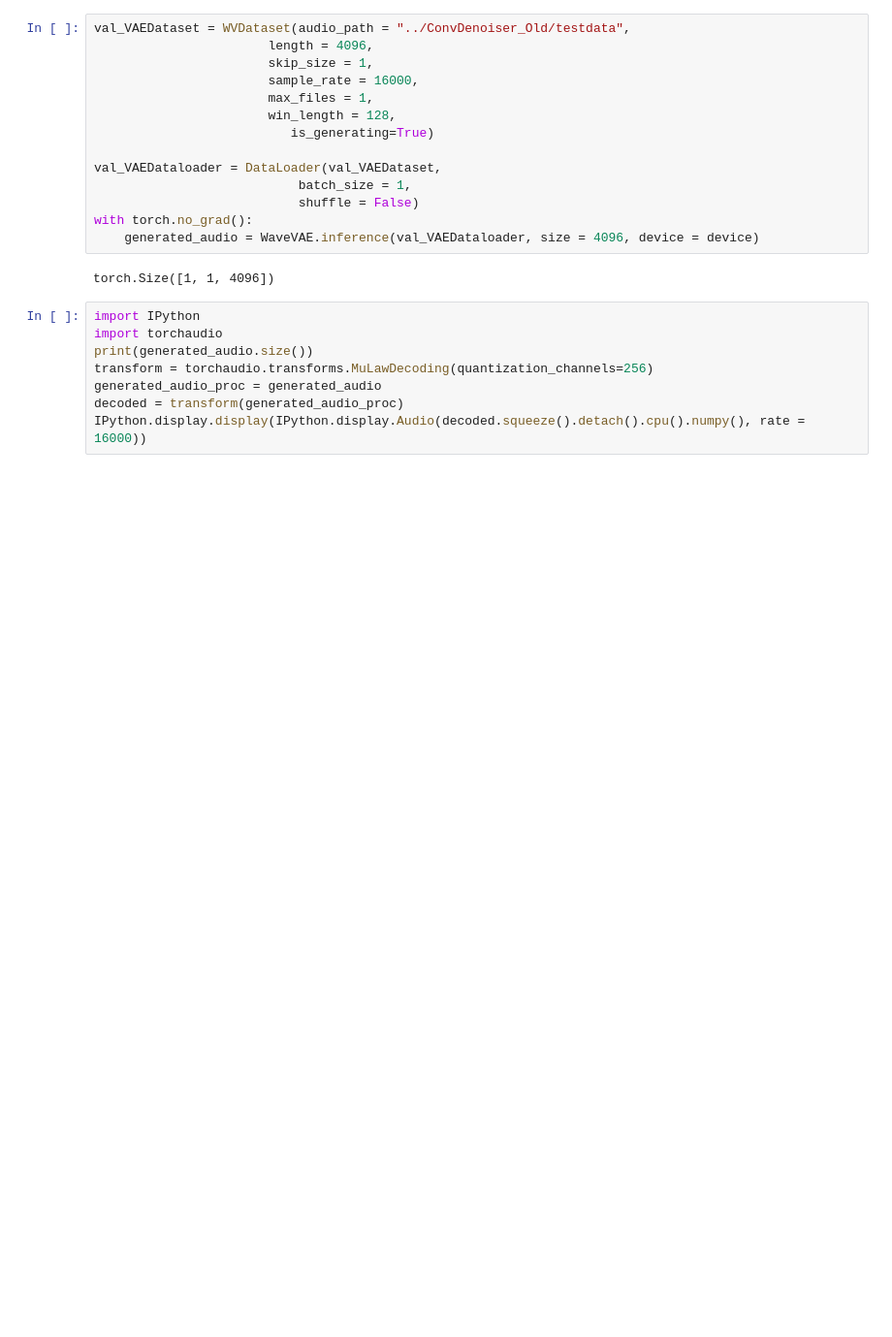
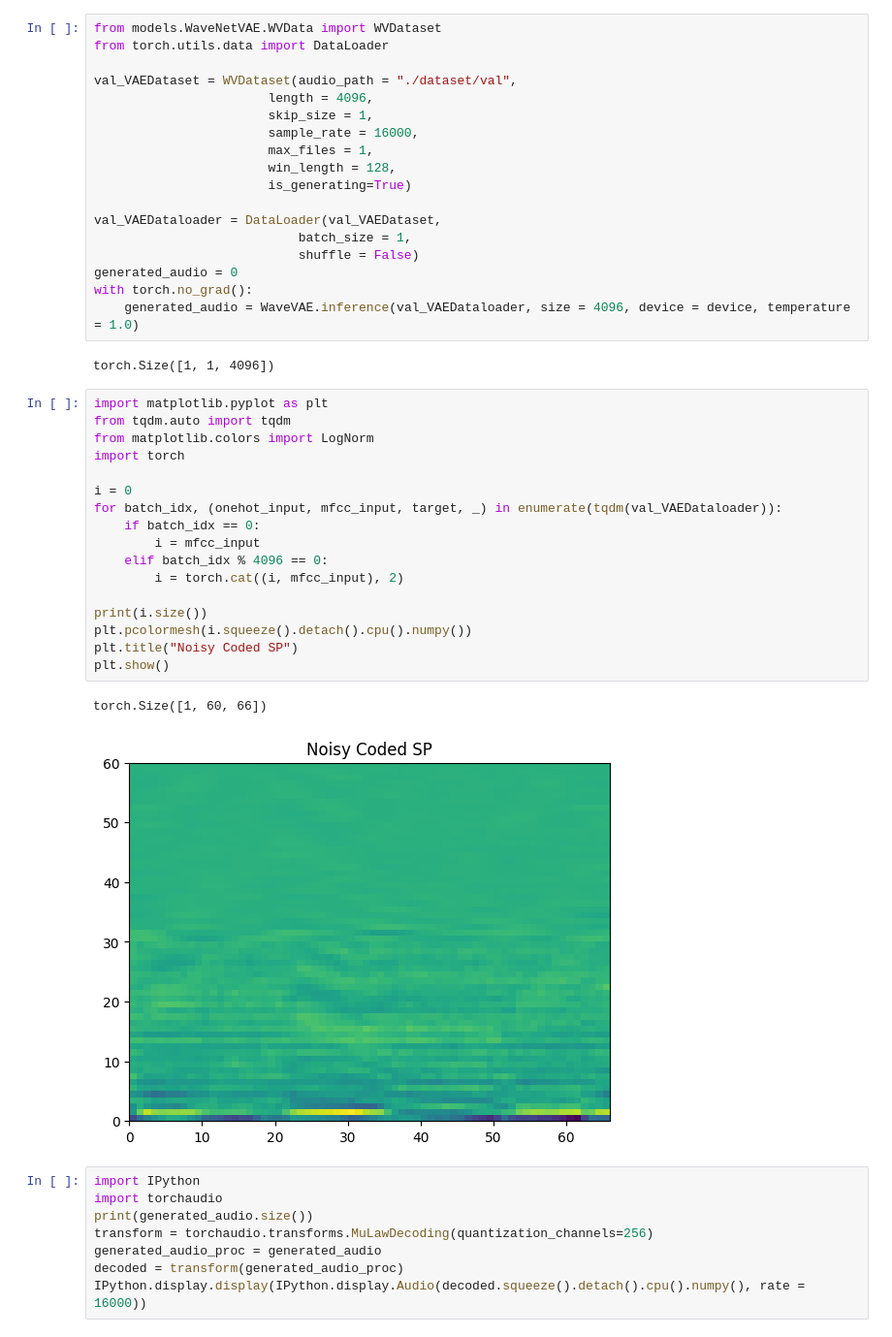
Before and after one commit to WouterBesse/Sonified-Latent-Data, a Jupyter notebook: WaveVaePlayground.ipynb, the cells around one changed output. Shown at 97% size. Cells and saved outputs as stored; diff of their text form; blank space fills up the shorter version.

```diff
--- a/WaveVaePlayground.ipynb
+++ b/WaveVaePlayground.ipynb
@@ -185,21 +186,45 @@ WaveVAE.load_state_dict(torch.load('./exports_leaky/2023-05-171'))
 WaveNet Receptive Field:  4093
 <All keys matched successfully>
 # %%
-val_VAEDataset = WVDataset(audio_path = "../ConvDenoiser_Old/testdata",
+from models.WaveNetVAE.WVData import WVDataset
+from torch.utils.data import DataLoader
+
+val_VAEDataset = WVDataset(audio_path = "./dataset/val",
                        length = 4096,
                        skip_size = 1,
                        sample_rate = 16000,
                        max_files = 1,
                        win_length = 128,
-                          is_generating=True)
+                       is_generating=True)
 
 val_VAEDataloader = DataLoader(val_VAEDataset,
                            batch_size = 1,
                            shuffle = False)
+generated_audio = 0
 with torch.no_grad():
-    generated_audio = WaveVAE.inference(val_VAEDataloader, size = 4096, device = device)
+    generated_audio = WaveVAE.inference(val_VAEDataloader, size = 4096, device = device, temperature = 1.0)
 # %% [output]
 torch.Size([1, 1, 4096])
+# %%
+import matplotlib.pyplot as plt
+from tqdm.auto import tqdm
+from matplotlib.colors import LogNorm
+import torch
+
+i = 0
+for batch_idx, (onehot_input, mfcc_input, target, _) in enumerate(tqdm(val_VAEDataloader)):
+    if batch_idx == 0:
+        i = mfcc_input
+    elif batch_idx % 4096 == 0:
+        i = torch.cat((i, mfcc_input), 2)
+
+print(i.size())
+plt.pcolormesh(i.squeeze().detach().cpu().numpy())
+plt.title("Noisy Coded SP")
+plt.show()
+# %% [output]
+torch.Size([1, 60, 66])
+[figure, added]
 # %%
 import IPython
 import torchaudio
```
Also changed, not shown: parts of 4 cells of this notebook, 5 other files.
